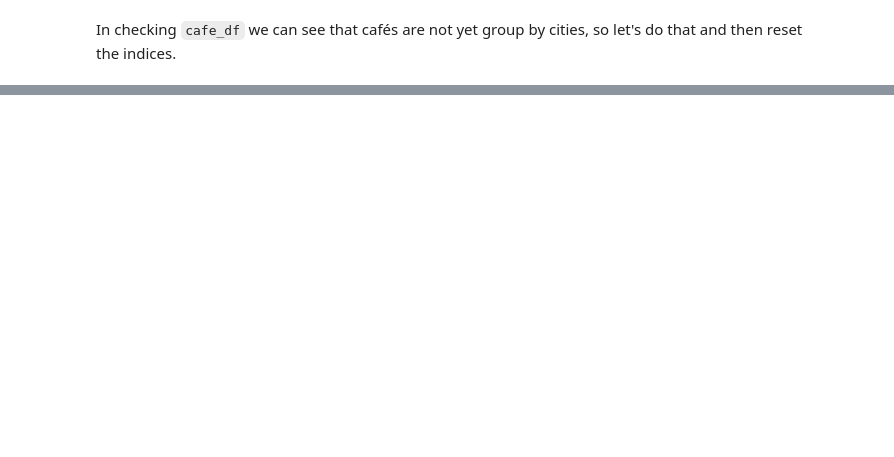
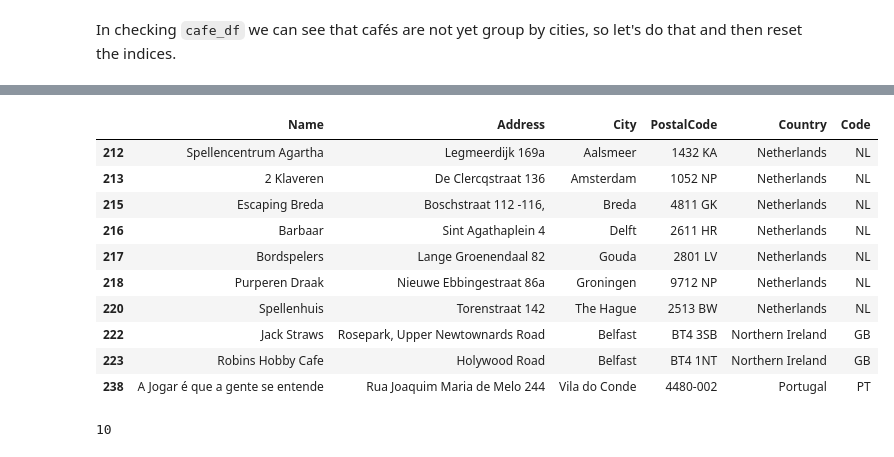
Before and after one commit to kossick/Coursera_Capstone, a Jupyter notebook: Meeple_scrape.ipynb, the cells around one changed output, grey strips where cells are left out. Saved outputs shown, nothing was run; the diff lists cells and outputs as text; code cells hidden in the pictures; blank space fills up the shorter version.

```diff
--- a/Meeple_scrape.ipynb
+++ b/Meeple_scrape.ipynb
@@ -307,0 +386,12 @@ cafe_df.to_csv('cafe_addresses.csv', index=False)
+# %%
+for row in cafe_df.values:
+    ll_dict = dict()
+    try:
+        ll = get_ll(row)
+    except:
+        ll = [np.nan, np.nan]
+    ll_dict = {'Latitude': ll[0], 'Longitude': ll[1]}
+    ll_list.append(ll_dict)
+# %%
+ll_df = pd.DataFrame(ll_list)
+ll_df.head()
@@ -307,0 +405,19 @@ cafe_df.to_csv('cafe_addresses.csv', index=False)
+# %%
+null_idx = ll_df.index[ll_df['Latitude'].isnull()].tolist()
+cafe_df.loc[null_idx,:]
+# %% [output]
+|  | Name | Address | City | PostalCode | Country | Code |
+| 212 | Spellencentrum Agartha | Legmeerdijk 169a | Aalsmeer | 1432 KA | Netherlands | NL |
+| 213 | 2 Klaveren | De Clercqstraat 136 | Amsterdam | 1052 NP | Netherlands | NL |
+| 215 | Escaping Breda | Boschstraat 112 -116, | Breda | 4811 GK | Netherlands | NL |
+| 216 | Barbaar | Sint Agathaplein 4 | Delft | 2611 HR | Netherlands | NL |
+| 217 | Bordspelers | Lange Groenendaal 82 | Gouda | 2801 LV | Netherlands | NL |
+| 218 | Purperen Draak | Nieuwe Ebbingestraat 86a | Groningen | 9712 NP | Netherlands | NL |
+| 220 | Spellenhuis | Torenstraat 142 | The Hague | 2513 BW | Netherlands | NL |
+| 222 | Jack Straws | Rosepark, Upper Newtownards Road | Belfast | BT4 3SB | Northern Ireland | GB |
+| 223 | Robins Hobby Cafe | Holywood Road | Belfast | BT4 1NT | Northern Ireland | GB |
+| 238 | A Jogar é que a gente se entende | Rua Joaquim Maria de Melo 244 | Vila do Conde | 4480-002 | Portugal | PT |
+# %%
+len(null_idx)
+# %% [output]
+10
```
Also changed, not shown: parts of 16 cells of this notebook.
